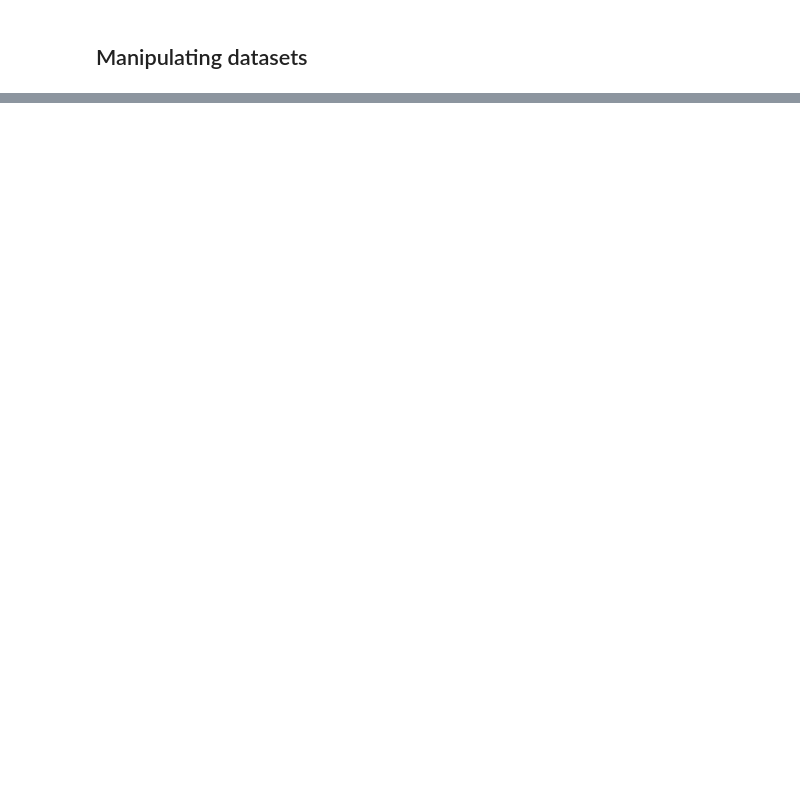
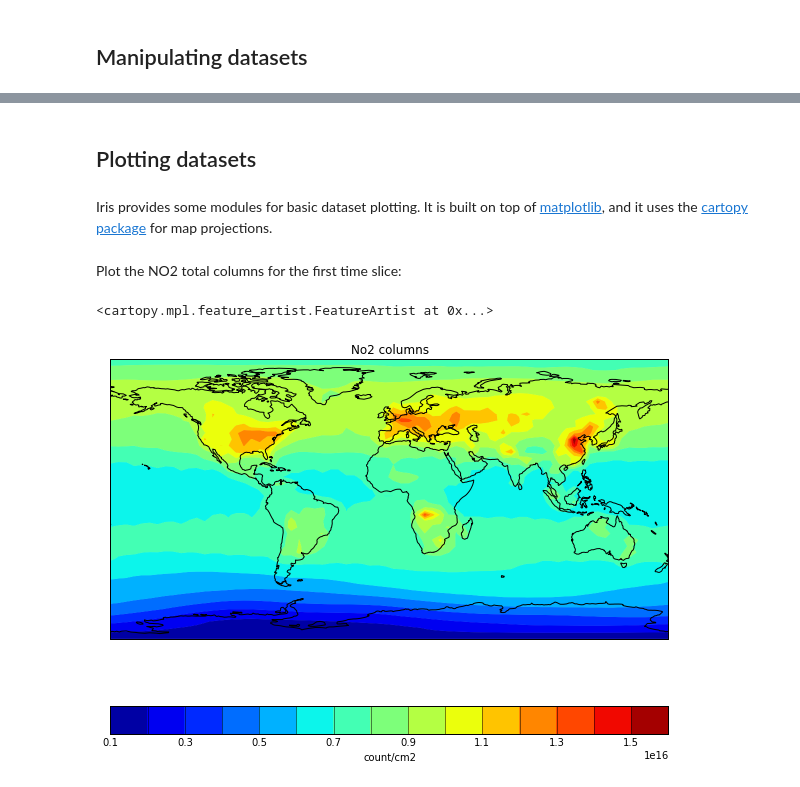
Before and after one commit to benbovy/PyGChem, a Jupyter notebook: examples/notebooks/Tutorials-1_Datasets.ipynb, the cells around one changed output, grey strips where cells are left out. Cells and saved outputs as stored; diff of their text form; code cells hidden in the pictures; blank space fills up the shorter version.

Commit message:
updated datasets tutorial

```diff
--- a/examples/notebooks/Tutorials-1_Datasets.ipynb
+++ b/examples/notebooks/Tutorials-1_Datasets.ipynb
@@ -220,7 +220,7 @@ The following example load the "IJ_AVG_S__O3" diagnostic for the entire 1-year s
 filename = 'bpch/ctm.bpch.v10-01c-geosfp-Run1.*'
 diagnostics = ["BXHGHT_S__BXHEIGHT",
                "BXHGHT_S__N(AIR)",
-               "IJ_AVG_S__O3"]
+               "IJ_AVG_S__NO2"]
 dataset = datafields.load(filename, diagnostics)
 # %%
 print dataset
@@ -266,6 +266,6 @@ print dataset_lon_subset
 # %% [markdown]
 To select only one field (cube), the `extract_strict` method can be used:
 # %%
-ox_avg = dataset.extract_strict("IJ_AVG_S__O3")
-print ox_avg
+no2_avg = dataset.extract_strict("IJ_AVG_S__NO2")
+print no2_avg
 # %% [output]
@@ -323,0 +530,18 @@ TypeError: illegal data type for attribute, must be one of ['i8', 'f4', 'u8', 'i
+# %%
+# extract the data fields (cubes) needed to compute the tracer columns
+box_heights = dataset.extract_strict("BXHGHT_S__BXHEIGHT")
+n_air = dataset.extract_strict("BXHGHT_S__N(AIR)")
+
+# convert units back to ppbv for the NO2 tracer
+no2_avg.convert_units('ppbv')
+
+# calculate the columns
+no2_avg_columns = (box_heights * n_air * no2_avg).collapsed('model_level_number',
+                                                            iris.analysis.SUM)
+
+# set name convert units to count/cm2 (count is used for #molecules)
+no2_avg_columns.rename("NO2 columns")
+no2_avg_columns.convert_units('count/cm2')
+
+# string repr
+print no2_avg_columns
@@ -323,0 +558,4 @@ TypeError: illegal data type for attribute, must be one of ['i8', 'f4', 'u8', 'i
+# %% [markdown]
+## Plotting datasets
+# %% [markdown]
+Iris provides some modules for basic dataset plotting. It is built on top of [matplotlib](http://matplotlib.org/), and it uses the [cartopy package](http://scitools.org.uk/cartopy/) for map projections.
@@ -323,0 +567,9 @@ TypeError: illegal data type for attribute, must be one of ['i8', 'f4', 'u8', 'i
+# %% [markdown]
+Plot the NO2 total columns for the first time slice:
+# %%
+fig = plt.figure(figsize=(10, 8))
+qplt.contourf(no2_avg_columns[0], 15)
+plt.gca().coastlines()
+# %% [output]
+<cartopy.mpl.feature_artist.FeatureArtist at 0x...>
+[figure, added]
```
Also changed, not shown: parts of 86 cells of this notebook.
